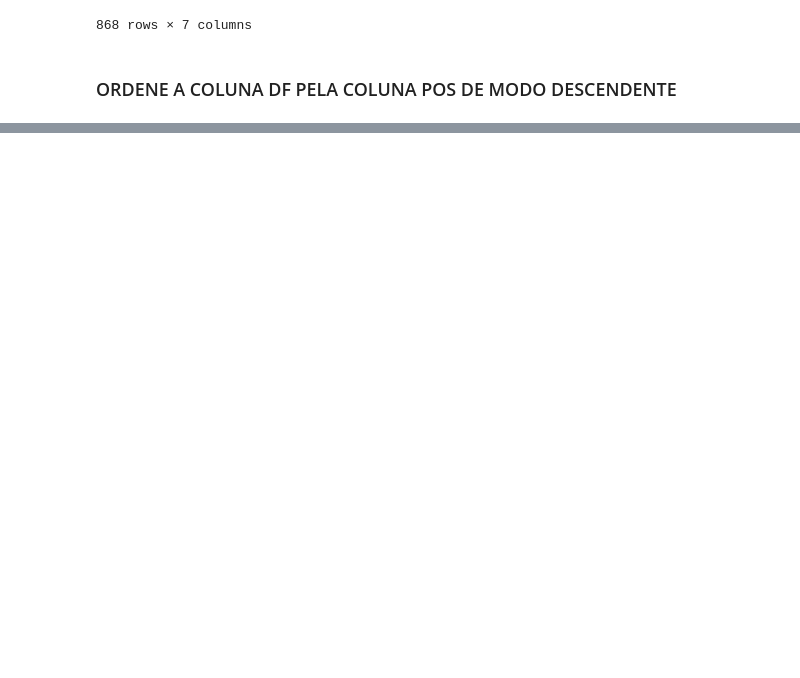
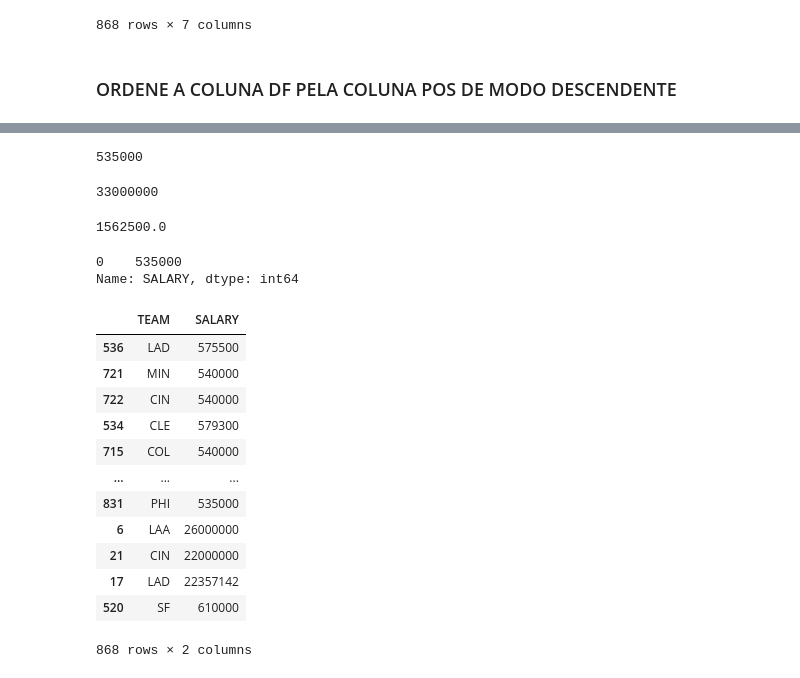
Before and after one commit to NatashaB-randao/AulasPython_EmbraerSocialTechCareers, a Jupyter notebook: Aulas/Jupyter/PandasCSV.ipynb, the cells around one changed output, grey strips where cells are left out. Cells and saved outputs as stored; diff of their text form; code cells hidden in the pictures; blank space fills up the shorter version.

```diff
--- a/Aulas/Jupyter/PandasCSV.ipynb
+++ b/Aulas/Jupyter/PandasCSV.ipynb
@@ -218,0 +296,39 @@ Ordenado por POS de forma descendente:
+# %%
+# Pega o menor valor daquela coluna específica
+df.SALARY.min()
+# %% [output]
+535000
+# %%
+# Pega o maior valor daquela coluna específica
+df.SALARY.max()
+# %% [output]
+33000000
+# %%
+# Pega a mediana daquela coluna específica
+df.SALARY.median()
+# %% [output]
+1562500.0
+# %%
+# Pega o valor mais comum daquela coluna específica
+df.SALARY.mode()
+# %% [output]
+0    535000
+Name: SALARY, dtype: int64
+# %%
+colunasFiltradas = ['TEAM', 'SALARY']
+
+df[colunasFiltradas]
+# %% [output]
+|  | TEAM | SALARY |
+| 536 | LAD | 575500 |
+| 721 | MIN | 540000 |
+| 722 | CIN | 540000 |
+| 534 | CLE | 579300 |
+| 715 | COL | 540000 |
+| ... | ... | ... |
+| 831 | PHI | 535000 |
+| 6 | LAA | 26000000 |
+| 21 | CIN | 22000000 |
+| 17 | LAD | 22357142 |
+| 520 | SF | 610000 |
+868 rows × 2 columns
```
Also changed, not shown: parts of 18 cells of this notebook.
